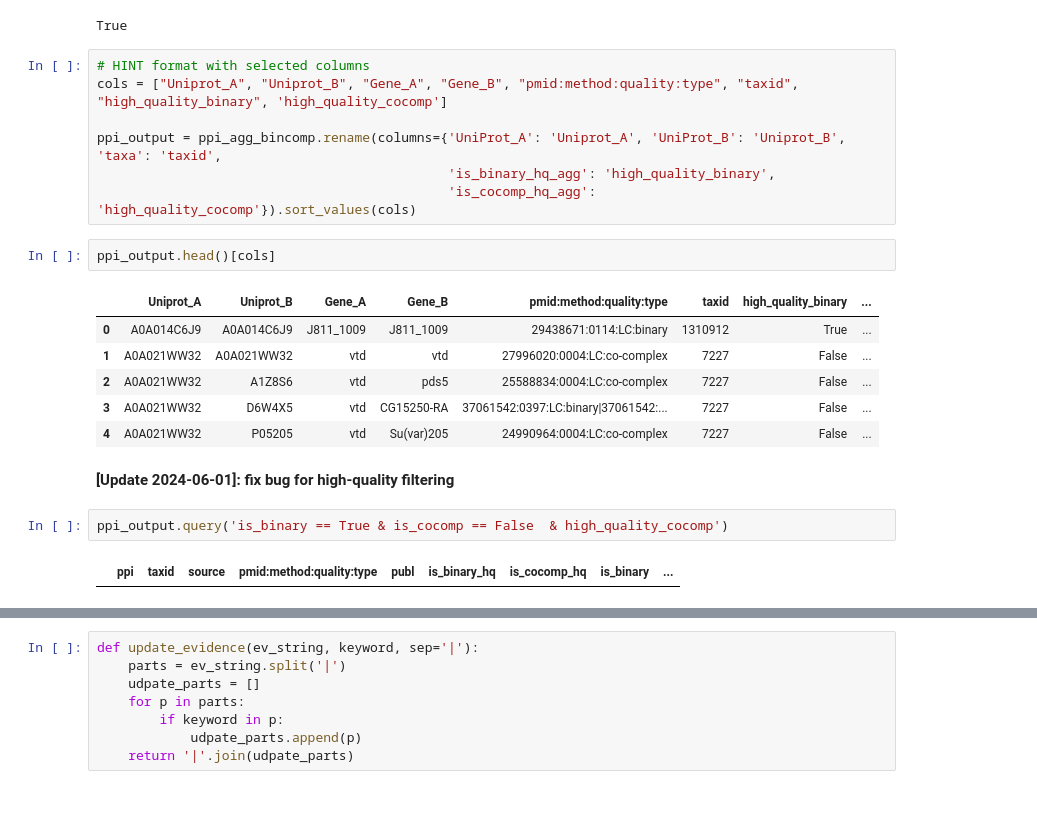
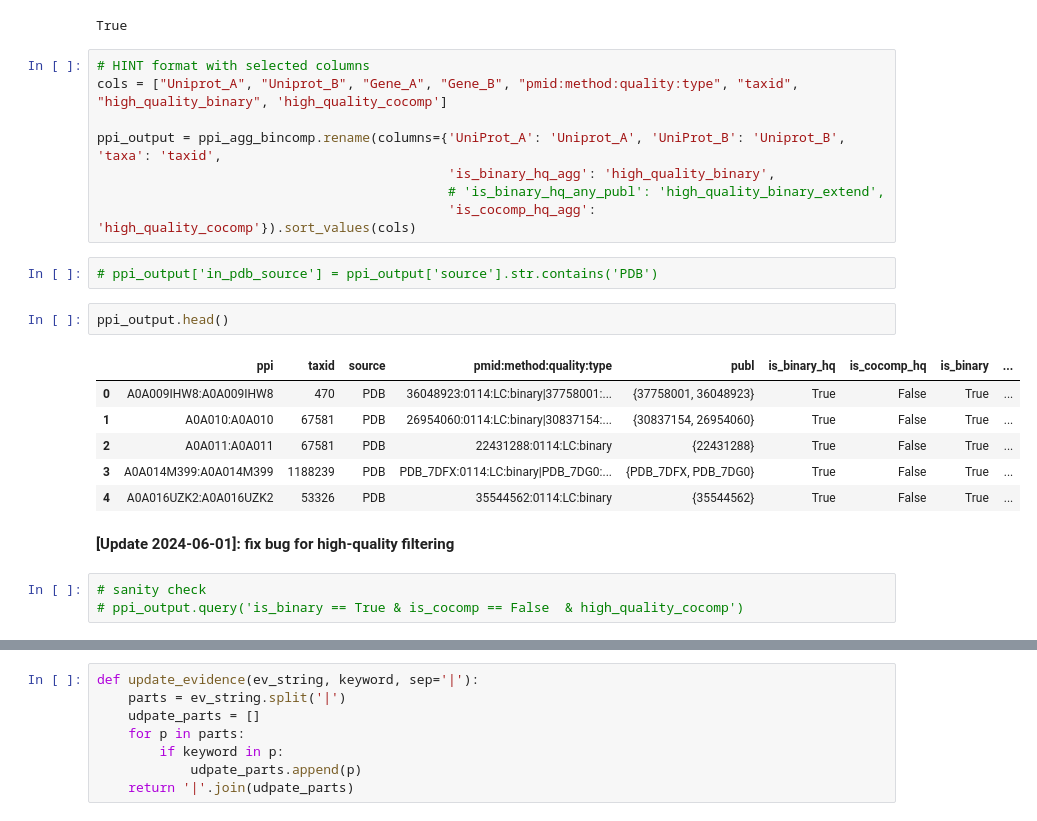
Before and after one commit to haiyuan-yu-lab/HINT_preprocess, a Jupyter notebook: 4-HINT_data_curation.ipynb, the cells around one changed output, grey strips where cells are left out. Saved outputs shown, nothing was run; the diff lists cells and outputs as text.

```diff
--- a/4-HINT_data_curation.ipynb
+++ b/4-HINT_data_curation.ipynb
@@ -1209,19 +1189,21 @@ cols = ["Uniprot_A", "Uniprot_B", "Gene_A", "Gene_B", "pmid:method:quality:type"
 
 ppi_output = ppi_agg_bincomp.rename(columns={'UniProt_A': 'Uniprot_A', 'UniProt_B': 'Uniprot_B', 'taxa': 'taxid',
                                              'is_binary_hq_agg': 'high_quality_binary',
+                                             # 'is_binary_hq_any_publ': 'high_quality_binary_extend',
                                              'is_cocomp_hq_agg': 'high_quality_cocomp'}).sort_values(cols)
+# %%
+# ppi_output['in_pdb_source'] = ppi_output['source'].str.contains('PDB')
 # %%
-ppi_output.head()[cols]
+ppi_output.head()
 # %% [output]
-|  | Uniprot_A | Uniprot_B | Gene_A | Gene_B | pmid:method:quality:type | taxid | high_quality_binary | ... |
-| 0 | A0A014C6J9 | A0A014C6J9 | J811_1009 | J811_1009 | 29438671:0114:LC:binary | 1310912 | True | ... |
-| 1 | A0A021WW32 | A0A021WW32 | vtd | vtd | 27996020:0004:LC:co-complex | 7227 | False | ... |
-| 2 | A0A021WW32 | A1Z8S6 | vtd | pds5 | 25588834:0004:LC:co-complex | 7227 | False | ... |
-| 3 | A0A021WW32 | D6W4X5 | vtd | CG15250-RA | 37061542:0397:LC:binary|37061542:... | 7227 | False | ... |
-| 4 | A0A021WW32 | P05205 | vtd | Su(var)205 | 24990964:0004:LC:co-complex | 7227 | False | ... |
+|  | ppi | taxid | source | pmid:method:quality:type | publ | is_binary_hq | is_cocomp_hq | is_binary | ... |
+| 0 | A0A009IHW8:A0A009IHW8 | 470 | PDB | 36048923:0114:LC:binary|37758001:... | {37758001, 36048923} | True | False | True | ... |
+| 1 | A0A010:A0A010 | 67581 | PDB | 26954060:0114:LC:binary|30837154:... | {30837154, 26954060} | True | False | True | ... |
+| 2 | A0A011:A0A011 | 67581 | PDB | 22431288:0114:LC:binary | {22431288} | True | False | True | ... |
+| 3 | A0A014M399:A0A014M399 | 1188239 | PDB | PDB_7DFX:0114:LC:binary|PDB_7DG0:... | {PDB_7DFX, PDB_7DG0} | True | False | True | ... |
+| 4 | A0A016UZK2:A0A016UZK2 | 53326 | PDB | 35544562:0114:LC:binary | {35544562} | True | False | True | ... |
 # %% [markdown]
 **[Update 2024-06-01]: fix bug for high-quality filtering**
 # %%
-ppi_output.query('is_binary == True & is_cocomp == False  & high_quality_cocomp')
+# sanity check
+# ppi_output.query('is_binary == True & is_cocomp == False  & high_quality_cocomp')
-# %% [output]
-|  | ppi | taxid | source | pmid:method:quality:type | publ | is_binary_hq | is_cocomp_hq | is_binary | ... |
```
Also changed, not shown: parts of 80 cells of this notebook, 2 other files.
